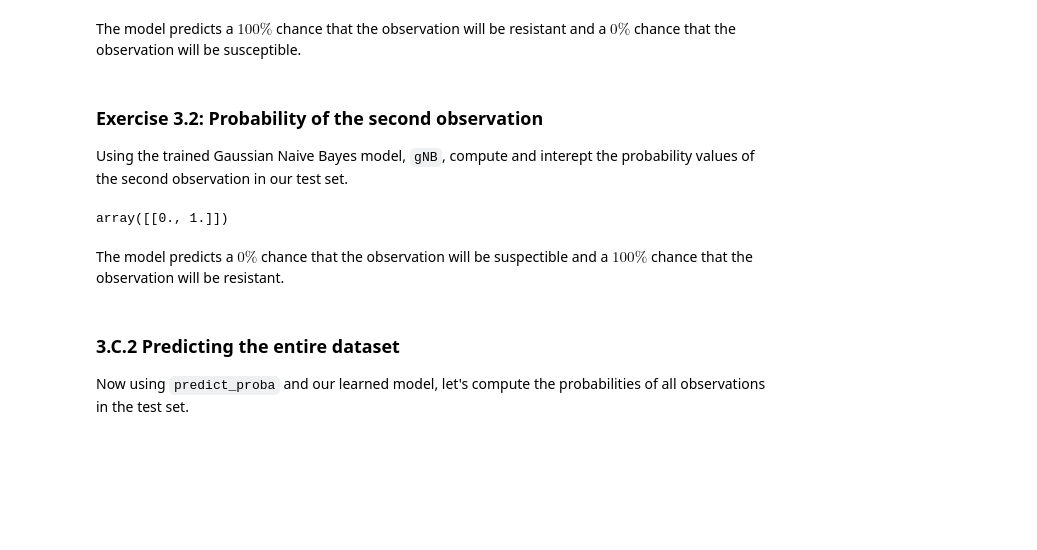
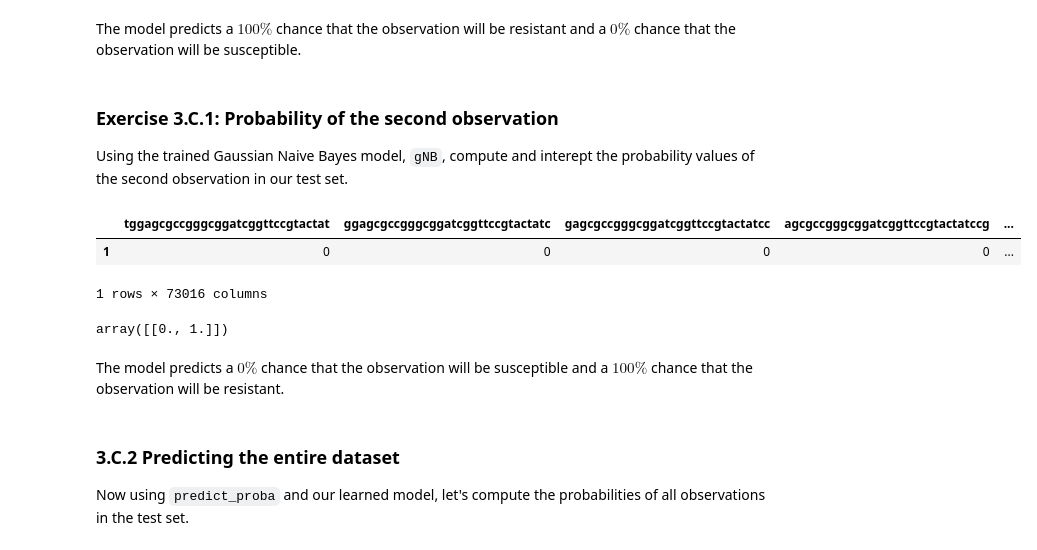
Before and after one commit to aarcher07/Predictive-Modeling-with-scikit-learn, a Jupyter notebook: 03_Model_Evaluation_ScikitLearn_with_Naive_Bayes_Classifier.ipynb, the cells around one changed output. Saved outputs shown, nothing was run; the diff lists cells and outputs as text; code cells hidden in the pictures; blank space fills up the shorter version.

````diff
--- a/03_Model_Evaluation_ScikitLearn_with_Naive_Bayes_Classifier.ipynb
+++ b/03_Model_Evaluation_ScikitLearn_with_Naive_Bayes_Classifier.ipynb
@@ -107,0 +102,5 @@ Y_test_set.iloc[[1]]
+# %%
+second_observation=test_set.iloc[[1]]
+
+#actual class that the second observation falls in
+Y_test_set.iloc[[1]]
@@ -147,15 +161,22 @@ array([[1., 0.]])
 # %% [markdown]
 The model predicts a $100\%$ chance that the observation will be resistant and a $0\%$ chance that the observation will be susceptible.
 # %% [markdown]
-### Exercise 3.2: Probability of the second observation
+### Exercise 3.C.1: Probability of the second observation
 
 Using the trained Gaussian Naive Bayes model, ```gNB```, compute and interept the probability values of the second observation in our test set.
-# %%
-gNB.predict_proba(test_set.iloc[[1]])
-# %% [output]
-array([[0., 1.]])
+# %%
+second_observation
+# %% [output]
+|  | tggagcgccgggcggatcggttccgtactat | ggagcgccgggcggatcggttccgtactatc | gagcgccgggcggatcggttccgtactatcc | agcgccgggcggatcggttccgtactatccg | ... |
+| 1 | 0 | 0 | 0 | 0 | ... |
+1 rows × 73016 columns
+# %%
+# enter solution here
+gNB.predict_proba(second_observation)
+# %% [output]
+array([[0., 1.]])
 # %% [markdown]
-The model predicts a $0\%$ chance that the observation will be suspectible and a $100\%$ chance that the observation will be resistant.
+The model predicts a $0\%$ chance that the observation will be susceptible and a $100\%$ chance that the observation will be resistant.
 # %% [markdown]
 ### 3.C.2 Predicting the entire dataset
 
````
Also changed, not shown: parts of 15 cells of this notebook, 3 other files.
